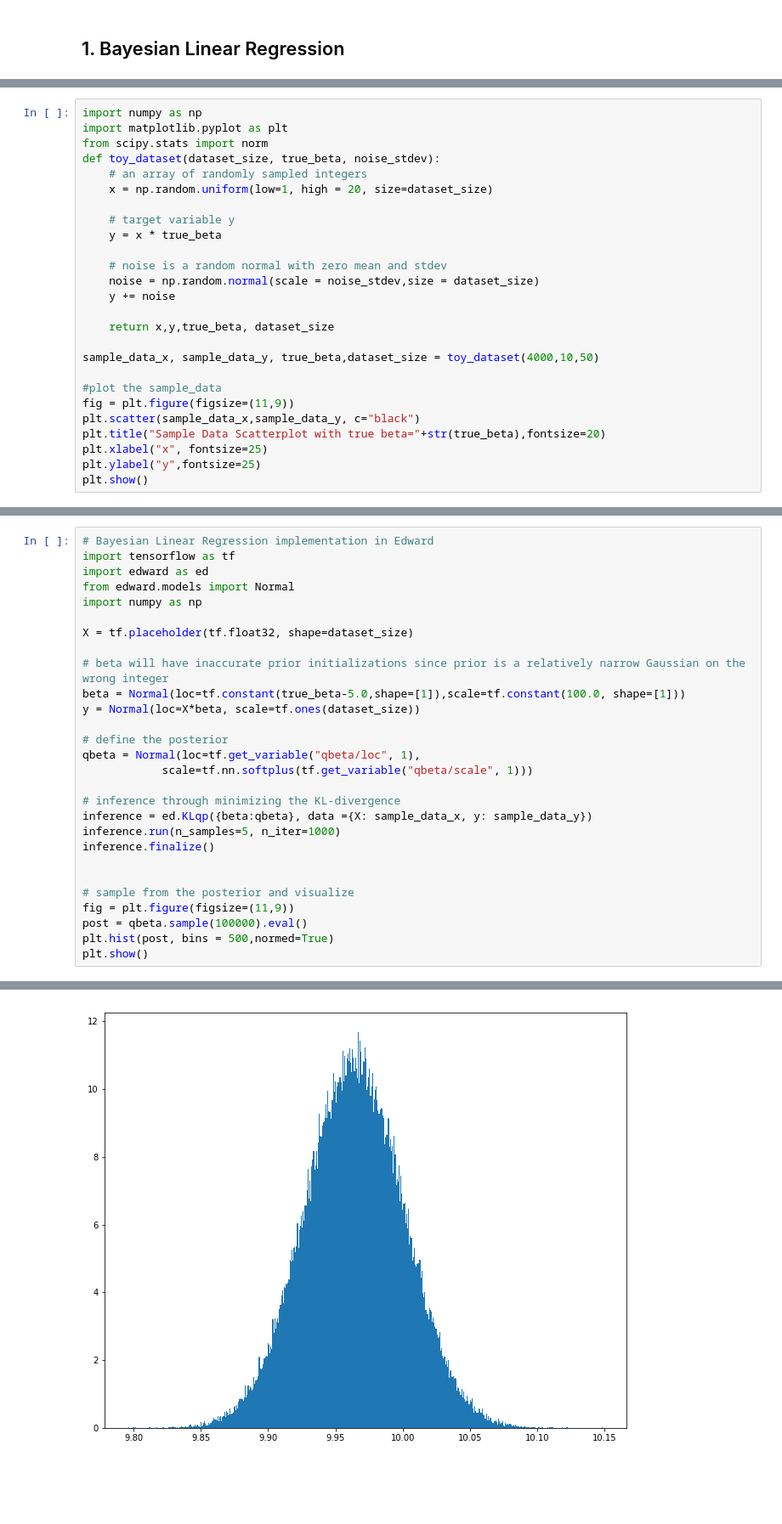
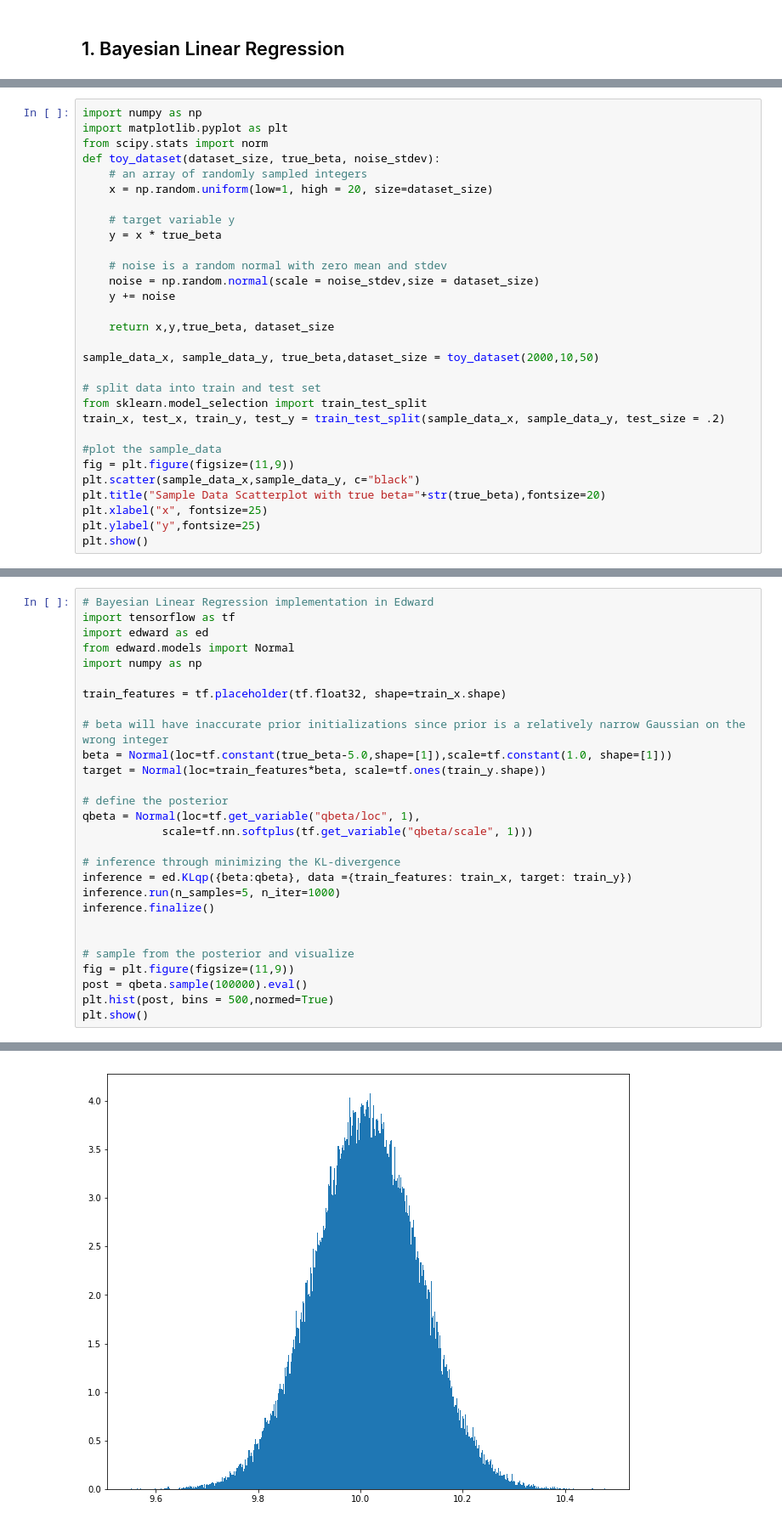
Before and after one commit to CornellDataScience/BayesianNeuralNets, a Jupyter notebook: ed_scripts/Bayesian Nets.ipynb, the cells around one changed output, grey strips where cells are left out. Shown at 85% size. Cells and saved outputs as stored; diff of their text form; blank space fills up the shorter version.

```diff
--- a/ed_scripts/Bayesian Nets.ipynb
+++ b/ed_scripts/Bayesian Nets.ipynb
@@ -151,7 +157,11 @@ def toy_dataset(dataset_size, true_beta, noise_stdev):
 
     return x,y,true_beta, dataset_size
 
-sample_data_x, sample_data_y, true_beta,dataset_size = toy_dataset(4000,10,50)
+sample_data_x, sample_data_y, true_beta,dataset_size = toy_dataset(2000,10,50)
+
+# split data into train and test set
+from sklearn.model_selection import train_test_split
+train_x, test_x, train_y, test_y = train_test_split(sample_data_x, sample_data_y, test_size = .2)
 
 #plot the sample_data
 fig = plt.figure(figsize=(11,9))
@@ -217,18 +240,18 @@ import edward as ed
 from edward.models import Normal
 import numpy as np
 
-X = tf.placeholder(tf.float32, shape=dataset_size)
+train_features = tf.placeholder(tf.float32, shape=train_x.shape)
 
 # beta will have inaccurate prior initializations since prior is a relatively narrow Gaussian on the wrong integer
-beta = Normal(loc=tf.constant(true_beta-5.0,shape=[1]),scale=tf.constant(100.0, shape=[1]))
-y = Normal(loc=X*beta, scale=tf.ones(dataset_size))
+beta = Normal(loc=tf.constant(true_beta-5.0,shape=[1]),scale=tf.constant(1.0, shape=[1]))
+target = Normal(loc=train_features*beta, scale=tf.ones(train_y.shape))
 
 # define the posterior
 qbeta = Normal(loc=tf.get_variable("qbeta/loc", 1),
             scale=tf.nn.softplus(tf.get_variable("qbeta/scale", 1)))
 
 # inference through minimizing the KL-divergence
-inference = ed.KLqp({beta:qbeta}, data ={X: sample_data_x, y: sample_data_y})
+inference = ed.KLqp({beta:qbeta}, data ={train_features: train_x, target: train_y})
 inference.run(n_samples=5, n_iter=1000)
 inference.finalize()
 
@@ -243 +266 @@ plt.show()
-[figure, old version]
+[figure, new version]
```
Also changed, not shown: parts of 13 cells of this notebook.
